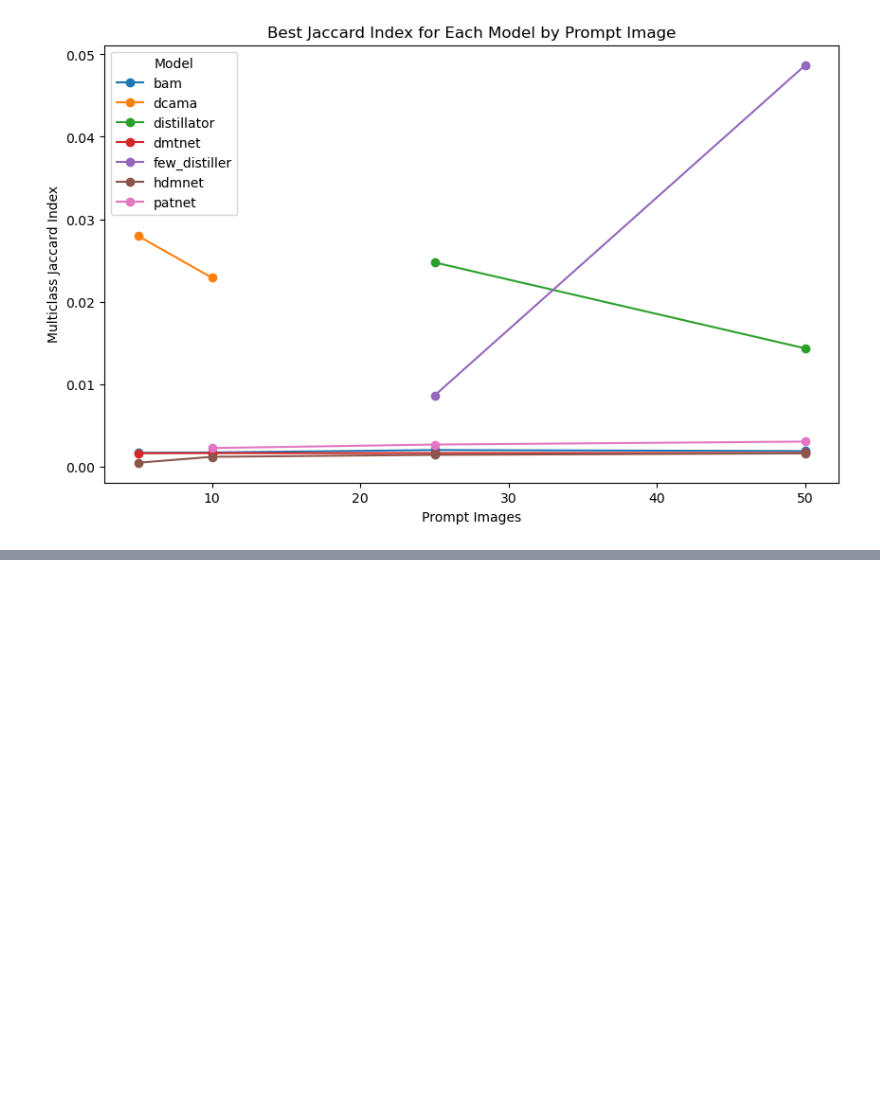
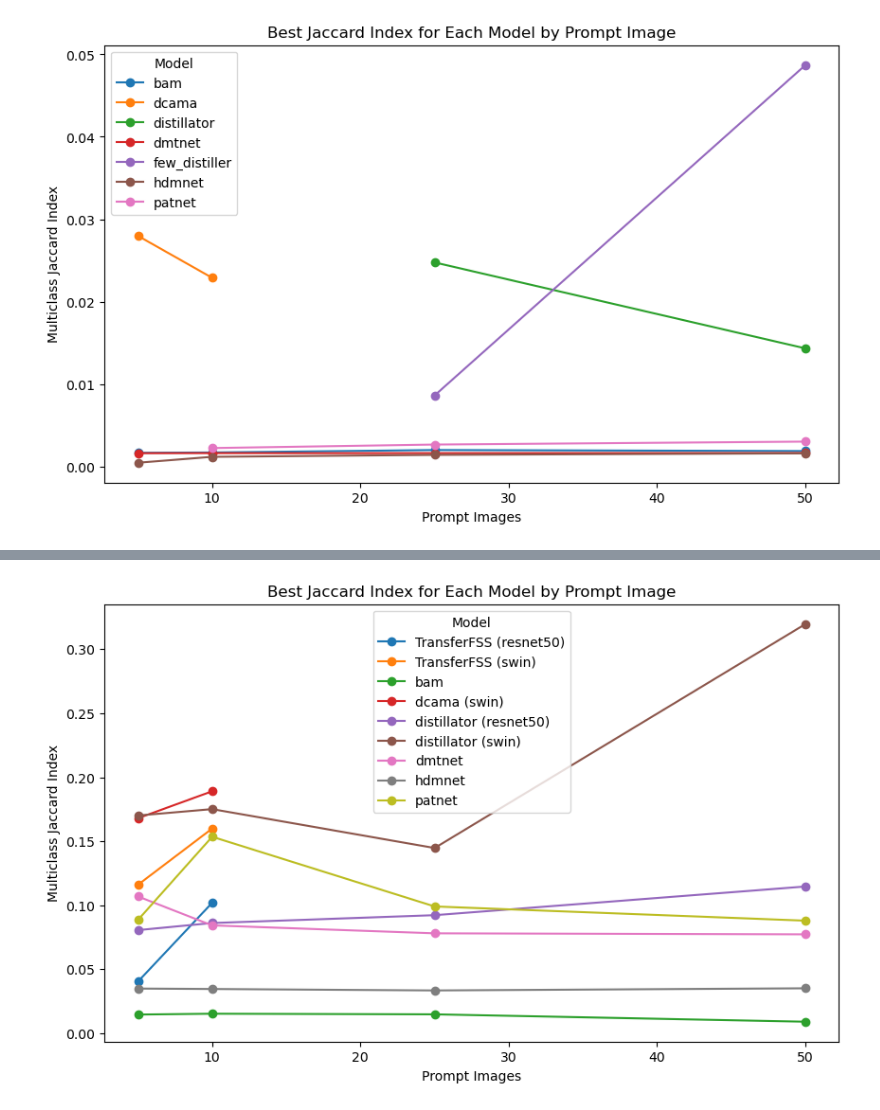
Before and after one commit to pasqualedem/DistillFSS, a Jupyter notebook: result.ipynb, the cells around one changed output, grey strips where cells are left out. Saved outputs shown, nothing was run; the diff lists cells and outputs as text; code cells hidden in the pictures; blank space fills up the shorter version.

```diff
--- a/result.ipynb
+++ b/result.ipynb
@@ -187,0 +190,22 @@ plt.show()
+# %%
+import pandas as pd
+import wandb
+api = wandb.Api()
+
+prompt_images_col = 'dataset.datasets.test_pothole.prompt_images'
+filters = {
+  "group": "Pothole"
+}
+runs = api.runs("pasqualedem/FSSWeed", filters=filters)
+
+runs_list = []
+for run in runs:
+    runs_list.append({
+        **run.summary._json_dict,
+        **linearize_dict({k: v for k,v in run.config.items()
+          if not k.startswith('_')}),
+        **{"name": run.name}
+        })
+
+runs_df = pd.DataFrame(runs_list)
+runs_df.head()
@@ -187,0 +319,25 @@ plt.show()
+# %%
+import matplotlib.pyplot as plt
+
+# Group by model.name and prompt_images, then get the best Jaccard Index for each group
+best_rows = filtered_df.loc[filtered_df.groupby(['model.name', prompt_images_col])['/MulticlassJaccardIndex_fg'].idxmax()]
+
+# Create a plot
+plt.figure(figsize=(10, 6))
+
+# Loop through each model and plot the best Jaccard Index for each prompt image
+for model_name, group in best_rows.groupby('model.name'):
+    plt.plot(group[prompt_images_col], group['/MulticlassJaccardIndex_fg'], label=model_name, marker='o')
+
+# Set labels and title
+plt.xlabel('Prompt Images')
+plt.ylabel('Multiclass Jaccard Index')
+plt.title('Best Jaccard Index for Each Model by Prompt Image')
+
+# Add a legend
+plt.legend(title='Model')
+
+# Show the plot
+plt.show()
+# %% [output]
+[figure, added]
```
Also changed, not shown: parts of 8 cells of this notebook, 3 other files.
